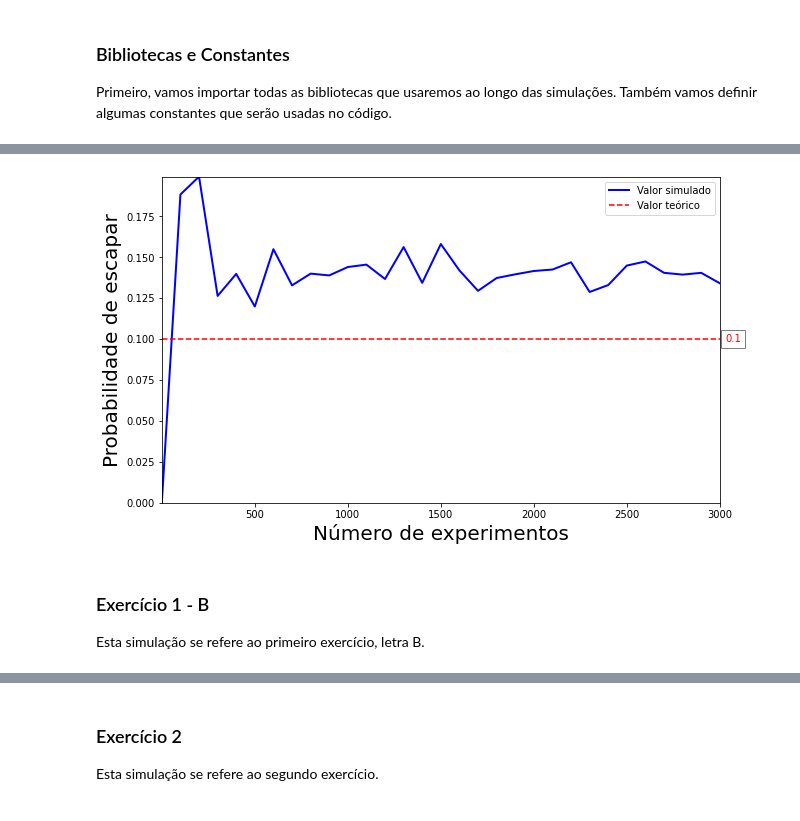
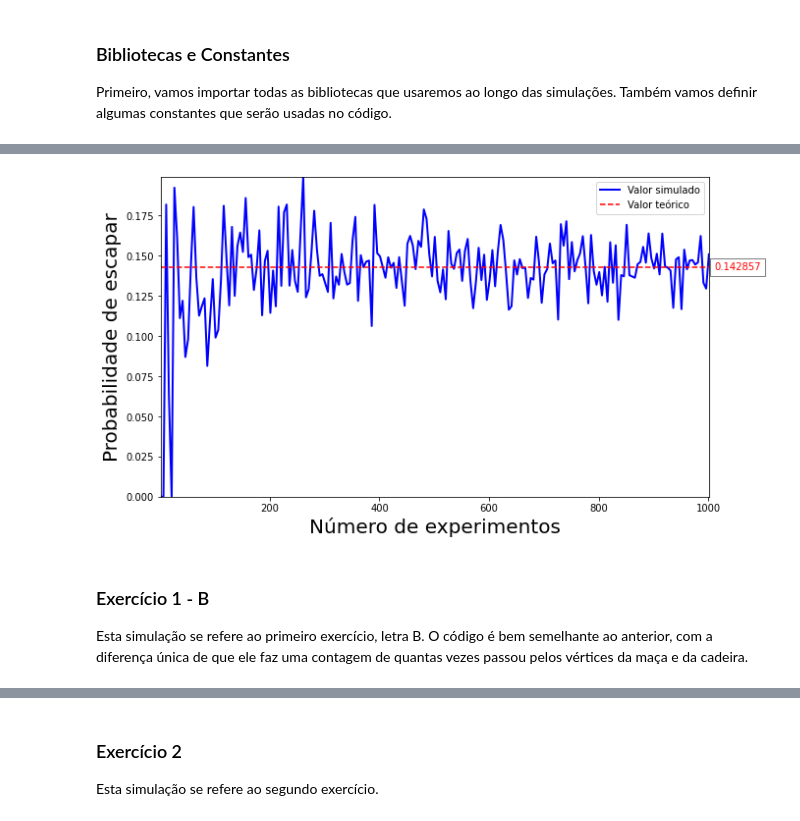
Before and after one commit to mcarvalhor/ProjEstocasticos, a Jupyter notebook: Simulacao.ipynb, the cells around one changed output, grey strips where cells are left out. Saved outputs shown, nothing was run; the diff lists cells and outputs as text; code cells hidden in the pictures.

Commit message:
Corrigido valor teórico 1A e 1C

```diff
--- a/Simulacao.ipynb
+++ b/Simulacao.ipynb
@@ -26,8 +26,8 @@ import math
 
 # Definição do número de simulações. Quanto mais simulações, mais lento o código, porém mais próximo do valor real.
 N_SIM_START = 1 # Começa em quantas simulações?
-N_SIM_END = 3000 # Termina em quantas simulaçoes?
-N_SIM_STEP = 100 # Pula de quanto em quanto?
+N_SIM_END = 1000 # Termina em quantas simulaçoes?
+N_SIM_STEP = 5 # Pula de quanto em quanto?
 
 # Matplotlib
 FIG_SIZE = (10, 6) # Tamanho para plotar usando a matplotlib.
@@ -61,33 +61,33 @@ Esta simulação se refere ao primeiro exercício, letra A.
 # %%
 # Definir possíveis movimentos da mosca.
 movements = {
     'mesa': ['aranha', 'maca'],
     'maca': ['mesa', 'cadeira'],
     'cadeira': ['aranha', 'maca', 'janela'],
     'aranha': False, # Foi pega pela aranha!
     'janela': True # Fugiu pela janela!
 }
 start_point = 'mesa'
-calculado = 0.1 # Valor calculado na parte escrita do projeto.
+calculado = 1/7 # Valor calculado na parte escrita do projeto.
 
 for i in range(X_SIM.shape[0]): # Para cada ponto do eixo X...
     n = X_SIM[i]
     count = 0
     for _ in range(n): # Realizar os N experimentos.
         current = start_point
         while type(movements[current]) == list:
             current = random.choice(movements[current])
         if movements[current] == True:
             count += 1
     Y_SIM[i] = count / n
 
 exibir(valor_teorico = calculado, y_label = 'Probabilidade de escapar')
 # %% [output]
-[figure, old version]
+[figure, new version]
 # %% [markdown]
 ### Exercício 1 - B
 
-Esta simulação se refere ao primeiro exercício, letra B.
+Esta simulação se refere ao primeiro exercício, letra B. O código é bem semelhante ao anterior, com a diferença única de que ele faz uma contagem de quantas vezes passou pelos vértices da maça e da cadeira.
 # %%
 # Valor calculado na parte escrita do projeto.
 calculado_maca = 4
```
Also changed, not shown: parts of 6 cells of this notebook.
